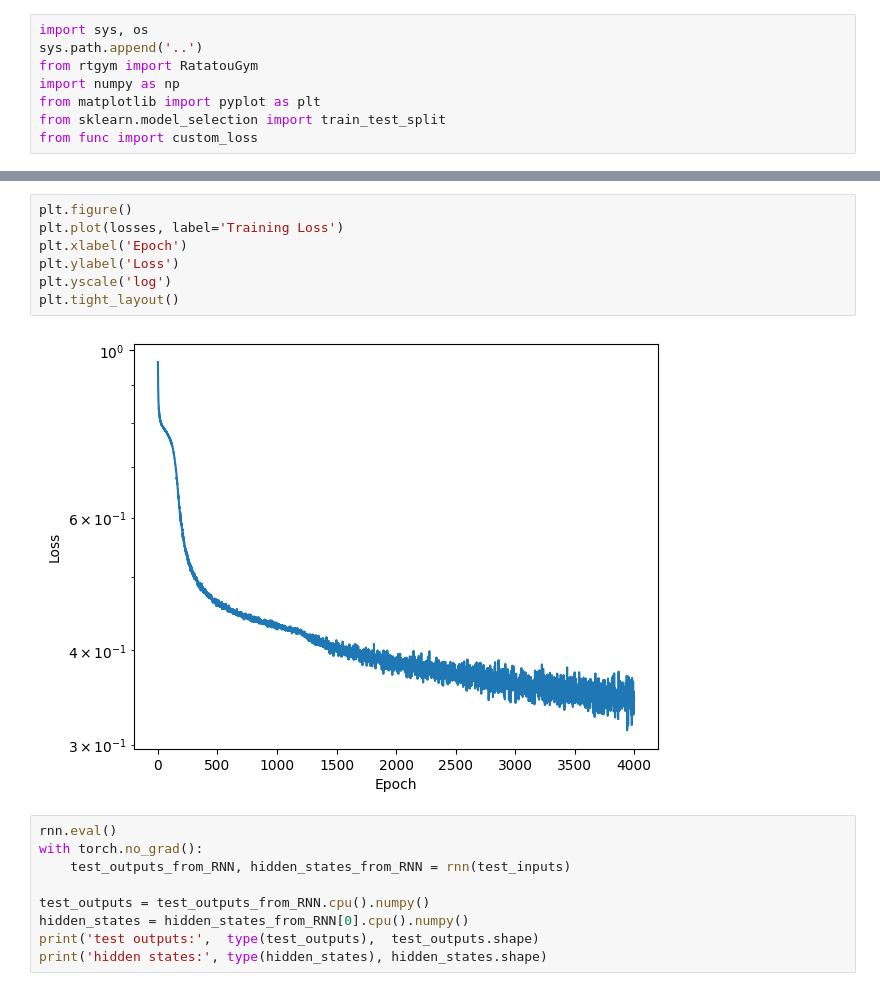
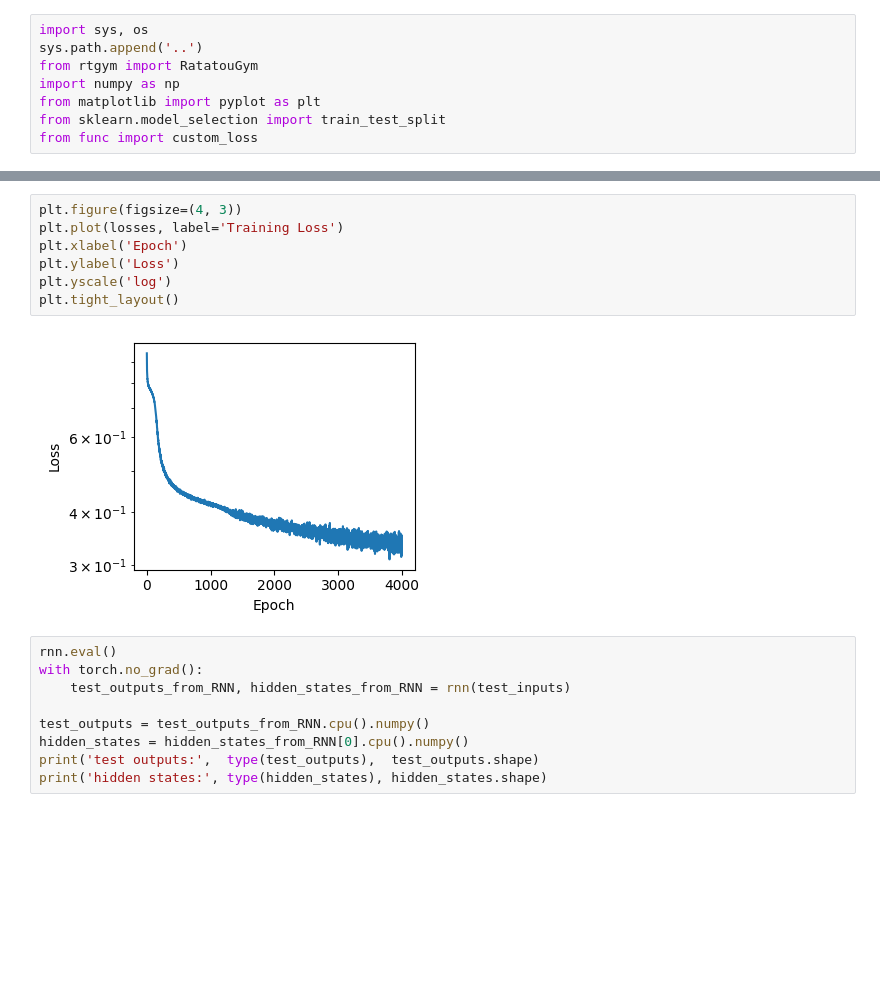
Before and after one commit to qrsyu/STCell, a Jupyter notebook: code/time_exp/2TS_clean.ipynb, the cells around one changed output, grey strips where cells are left out. Drawn from its saved outputs; the diff is of its cells as text; blank space fills up the shorter version.

```diff
--- a/code/time_exp/2TS_clean.ipynb
+++ b/code/time_exp/2TS_clean.ipynb
@@ -368,12 +322,12 @@ Training complete.
 # %%
-plt.figure()
+plt.figure(figsize=(4, 3))
 plt.plot(losses, label='Training Loss')
 plt.xlabel('Epoch')
 plt.ylabel('Loss')
 plt.yscale('log')
 plt.tight_layout()
 # %% [output]
-[figure, old version]
+[figure, new version]
 # %%
 rnn.eval()
 with torch.no_grad():
```
Also changed, not shown: parts of 19 cells of this notebook, 9 other files.
